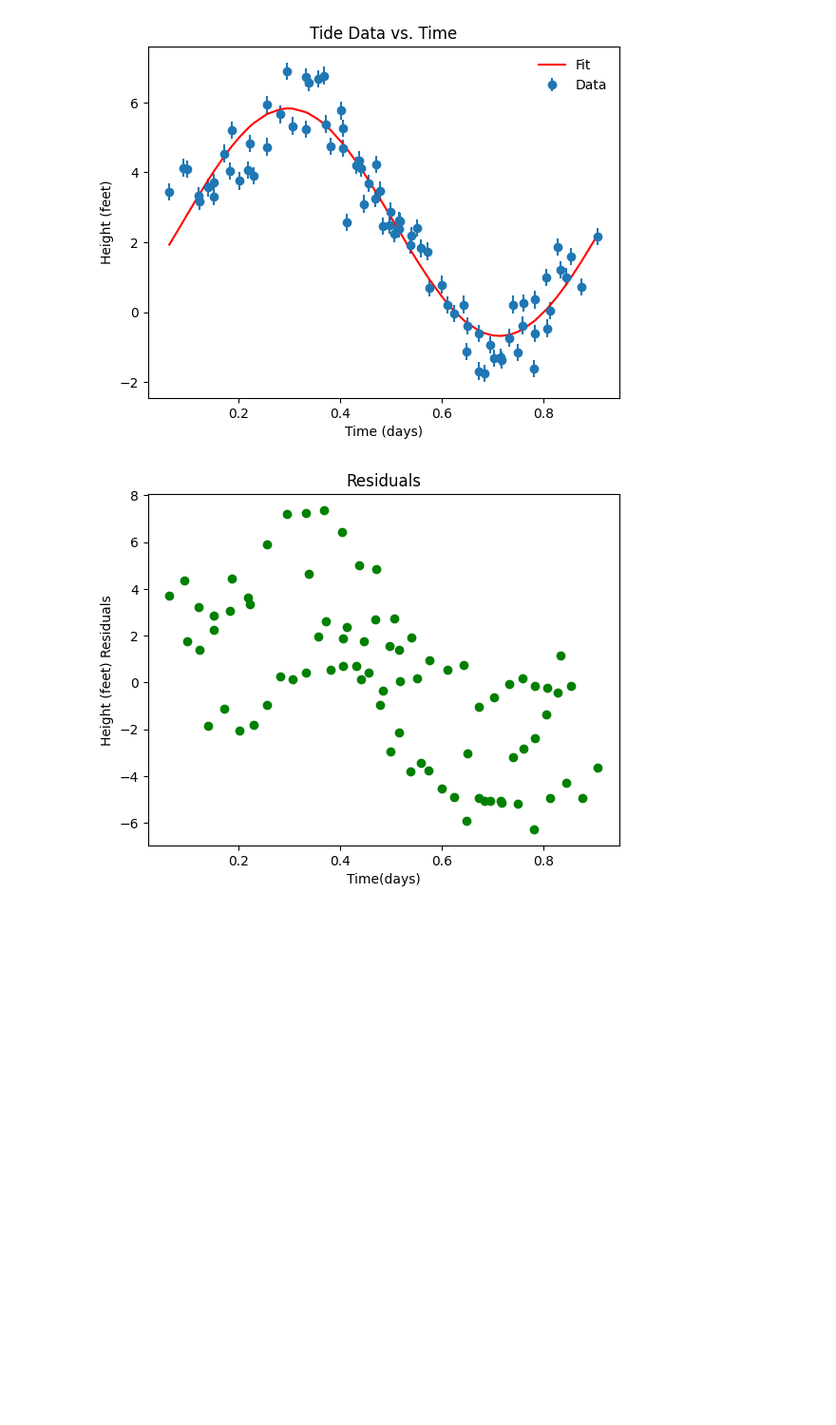
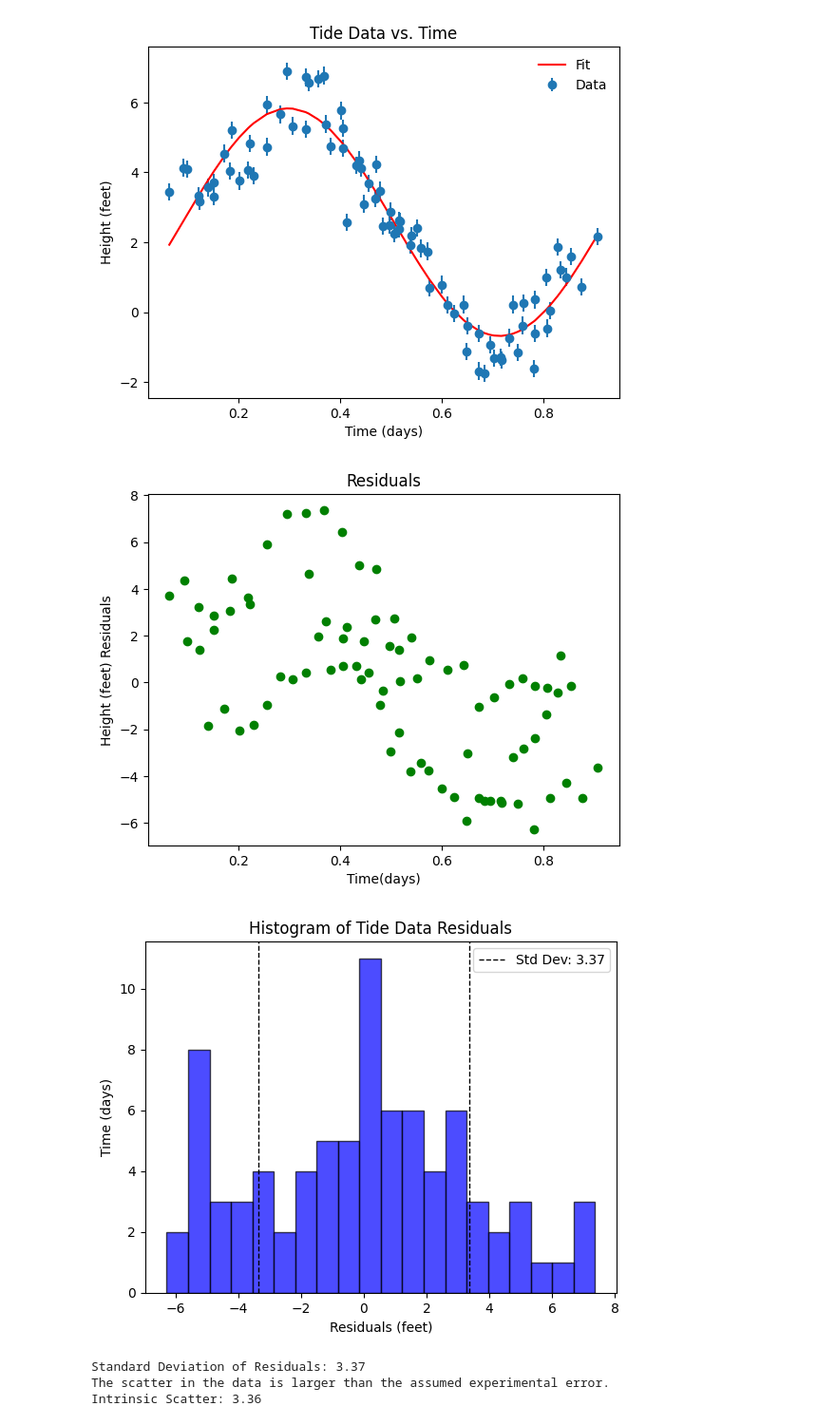
Before and after one commit to omrynskyi/GroupProject_ASTR19, a Jupyter notebook: GroupProject.ipynb, the cells around one changed output. Shown at 95% size. Cells and saved outputs as stored; diff of their text form; code cells hidden in the pictures; blank space fills up the shorter version.

```diff
--- a/GroupProject.ipynb
+++ b/GroupProject.ipynb
@@ -74,15 +78,51 @@ plt.show()
 fig.savefig("TideData.pdf", bbox_inches="tight")
 # %% [output]
 [figure]
-# %%
-#Made by Oleg, plotted Residuals
-residuals = y - y_model
-plt.plot(x,residuals,'go')
-plt.xlabel("Time(days)")
-plt.ylabel("Height (feet) Residuals")
-plt.title("Residuals")
-plt.show()
-
-std_dev= np.std(residuals)
-# %% [output]
-[figure, removed]
+# %%
+# Made by Oleg, plotted Residuals
+residuals = y - y_model
+plt.plot(x, residuals, "go")
+plt.xlabel("Time(days)")
+plt.ylabel("Height (feet) Residuals")
+plt.title("Residuals")
+plt.show()
+
+std_dev = np.std(residuals)
+
+# Ryan wrote this
+# Plot the histogram
+plt.hist(residuals, bins=20, alpha=0.7, color="blue", edgecolor="black")
+plt.xlabel("Residuals (feet)")
+plt.ylabel("Time (days)")
+plt.title("Histogram of Tide Data Residuals")
+plt.axvline(
+    std_dev,
+    color="k",
+    linestyle="dashed",
+    linewidth=1,
+    label=f"Std Dev: {std_dev:.2f}",
+)
+plt.axvline(-std_dev, color="k", linestyle="dashed", linewidth=1)
+plt.legend()
+# Save as a PDF
+plt.savefig("HistogramResiduals.pdf", bbox_inches="tight")
+# Show the plot
+plt.show()
+# Output the standard deviation
+print(f"Standard Deviation of Residuals: {std_dev:.2f}")
+# Determine if the scatter is larger than the experimental error
+if std_dev > 0.25:
+    print("The scatter in the data is larger than the assumed experimental error.")
+else:
+    print("The scatter in the data is not larger than the assumed experimental error.")
+
+# Mason wrote this
+# Calculate the intrisic scatter
+intrinsic_scatter = np.sqrt(std_dev ** 2 - y_err ** 2)
+print(f"Intrinsic Scatter: {intrinsic_scatter[0]:.2f}")
+# %% [output]
+[figure, added]
+[figure, added]
+Standard Deviation of Residuals: 3.37
+The scatter in the data is larger than the assumed experimental error.
+Intrinsic Scatter: 3.36
```
Also changed, not shown: parts of 1 cell of this notebook, 2 other files.
